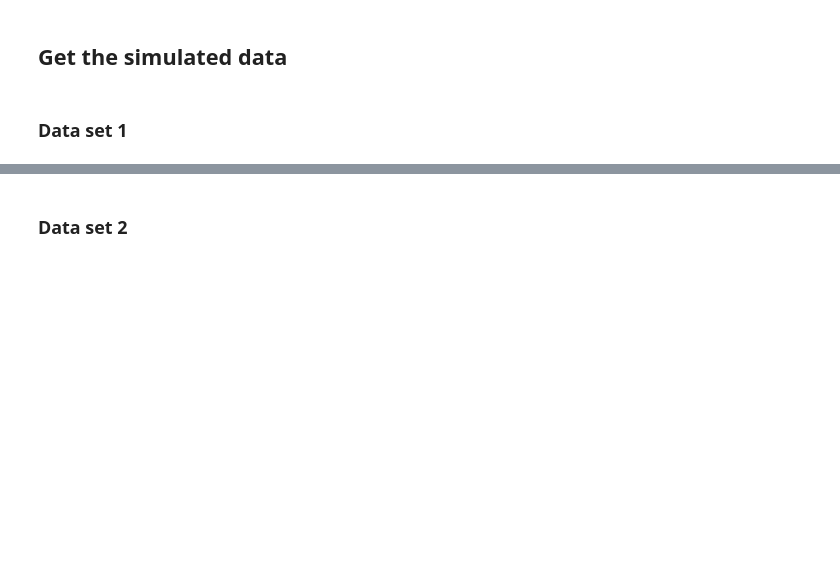
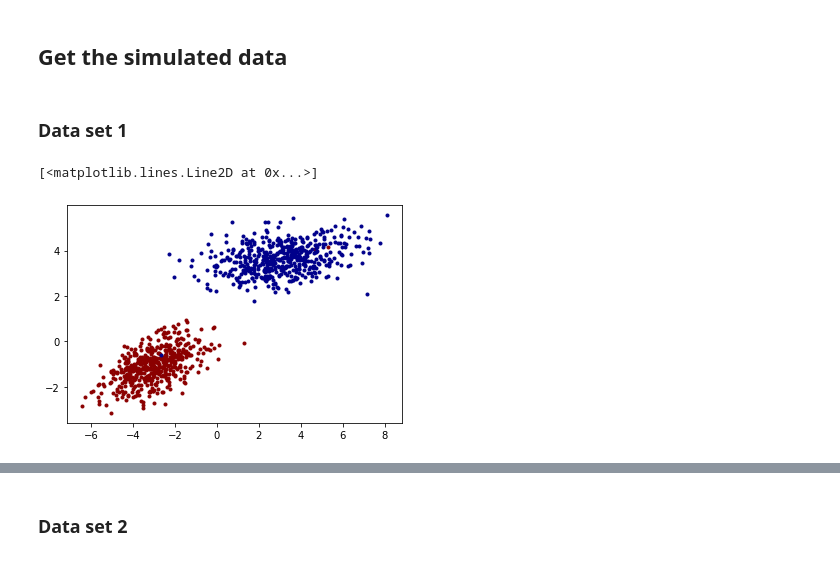
Before and after one commit to suskovajulia/machine_learning_geosciences, a Jupyter notebook: 04_Fundamental_models/04_cls_problems_exercises.ipynb, the cells around one changed output, grey strips where cells are left out. Saved outputs shown, nothing was run; the diff lists cells and outputs as text; code cells hidden in the pictures; blank space fills up the shorter version.

```diff
--- a/04_Fundamental_models/04_cls_problems_exercises.ipynb
+++ b/04_Fundamental_models/04_cls_problems_exercises.ipynb
@@ -57,8 +57,11 @@ X1, y1 = make_classification(n_samples = 1000, n_features = 10, n_informative =
                           class_sep = 3, n_clusters_per_class=1,
                           random_state = 42, shuffle = True)
 # %%
-plt.plot(X1[(y1==0),0], X1[(y1==0),1], 'r.')
-plt.plot(X1[(y1==1),0], X1[(y1==1),1], 'b.')
+plt.plot(X1[(y1==0),0], X1[(y1==0),1], '.', color='DarkRed')
+plt.plot(X1[(y1==1),0], X1[(y1==1),1], '.', color='DarkBlue')
+# %% [output]
+[<matplotlib.lines.Line2D at 0x...>]
+[figure, added]
 # %%
 # Numpy array to pandas dataframe
 # features = [f"Feature {ii+1}" for ii in range(X1.shape[1])]
```
Also changed, not shown: parts of 16 cells of this notebook, 1 other file.
